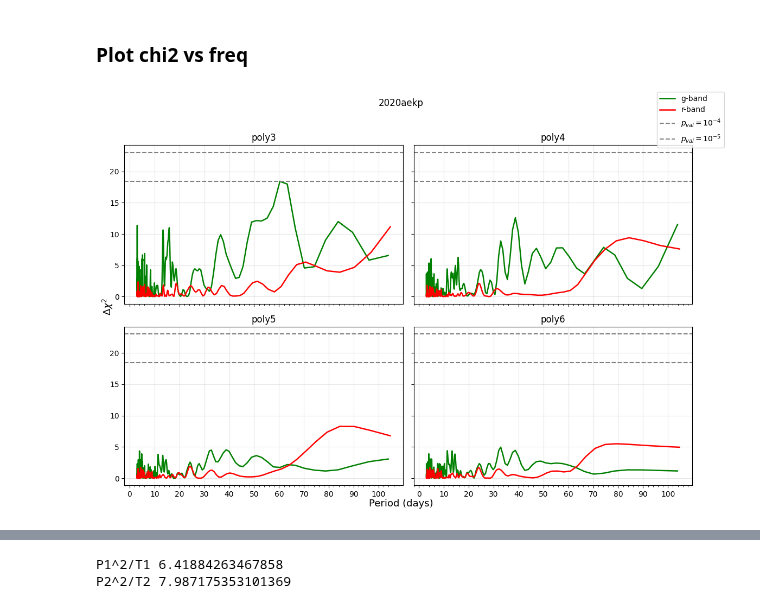
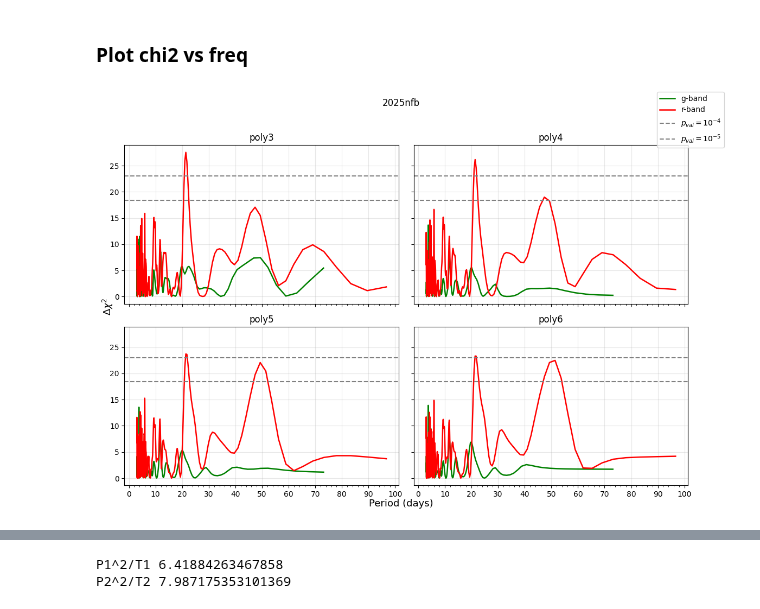
Before and after one commit to hoasaf3/sne_periodicity_search, a Jupyter notebook: periodicity_search.ipynb, the cells around one changed output, grey strips where cells are left out. Cells and saved outputs as stored; diff of their text form; code cells hidden in the pictures.

```diff
--- a/periodicity_search.ipynb
+++ b/periodicity_search.ipynb
@@ -6,15 +6,16 @@
 import numpy as np
 import pandas as pd
 
-tns_filename = 'tns_public_objects_until_20250916.csv'
-tns = pd.read_csv(tns_filename)
+# tns_filename = 'tables/tns_public_objects_20250615.csv'
+tns_filename = 'tables/tns_public_objects_until_20250916.csv'
+tns = pd.read_csv(tns_filename, header=0)
 tns = tns[np.logical_and(tns['redshift'] <= 0.05, tns['declination'] > -60)]
 
 sn_typeids = [4, 5, 6, 7, 9, 106]  # SN Ib, Ic, Ib/c, Ic-BL, Ibn, Ia-CSM
 tns_ibc = tns[np.isin(tns['typeid'], sn_typeids)]
 
-exclude_names = ['2018ebt', '2018yn']  # seem like CV?
-tns_ibc = tns_ibc[~tns_ibc['name'].isin(exclude_names)]
+# exclude_names = ['2018ebt', '2018yn']  # seem like CV?
+# tns_ibc = tns_ibc[~tns_ibc['name'].isin(exclude_names)]
 
 tns_ibc
 # %% [output]
@@ -90,26 +37,0 @@ Already have 2025vaw, skipping.
-# %%
-# Fetch lightcurves
-
-# Reverse map from objectId to name, only if not already downloaded
-new_names = [name for name in tns_ibc_narrowed['name'] if name not in os.listdir(output_dir)]
-id_to_new_name = {object_id_map[name]: name for name in new_names if name in object_id_map}
-print("Found ", len(id_to_new_name), "new ZTF objects.")
-
-try:
-    object_ids = list(id_to_new_name.keys())
-    if object_ids == []:
-        print("No new objects to fetch.")
-    else:
-        if len(object_ids) > 10:
-            print("Limiting to 10 objects for testing.")
-            object_ids = object_ids[:10]
-        lightcurves = L.lightcurves(object_ids)
-        print("Fetched ", len(lightcurves), "lightcurves.")
-        for lc in lightcurves:
-            name = id_to_new_name.get(lc['objectId'])
-            cands = lc['candidates']
-            if lc and name:
-                with open(f"{output_dir}/{name}.json", "w") as f:
-                    json.dump(lc, f)
-except Exception as e:
-    print(f"Error fetching lightcurves: {e}")
@@ -128,6 +37,0 @@ print(f"{len(has_lc)} / {len(tns_ibc)} tns_ibc objects have lightcurve files.")
-# %%
-from astropy.time import Time
-from lasair_tools import plot_lightcurve
-
-entry = get_sn_row('2022hgk')
-plot_lightcurve(entry['name'], Time(entry['discoverydate']).jd, epoch_after_discovery=1000)
@@ -723,7 +555,7 @@ import matplotlib.pyplot as plt
 methods = ["poly3", "poly4", "poly5", "poly6"]
 poly_degs = [3, 4, 5, 6]
 
-sn_name = "2020aekp"
+sn_name = "2025nfb"
 
 fig, axes = plt.subplots(2, 2, figsize=(12, 8), sharex=True, sharey=True)
 axes = axes.flatten()
@@ -752,31 +584,31 @@ for ax, method, deg in zip(axes, methods, poly_degs):
         period = 1 / freq
         color = "green" if fid == 1 else "red"
         label = "g-band" if fid == 1 else "r-band"
         ax.plot(period, dchi2, color=color, lw=1.8,
                 label=label)
     ax.axhline(chi2.ppf(1 - 1e-4, df=2), color='grey', ls='--', lw=1.5, label=r'$p_{val}=10^{-4}$')
     ax.axhline(chi2.ppf(1 - 1e-5, df=2), color='grey', ls='--', lw=1.5, label=r'$p_{val}=10^{-5}$')
     ax.set_title(method)
     ax.grid(alpha=0.3)
 
     # Dense ticks
     from matplotlib.ticker import MultipleLocator, AutoMinorLocator
     ax.xaxis.set_major_locator(MultipleLocator(10))
     ax.xaxis.set_minor_locator(AutoMinorLocator(5))
 
 
 # Axis labels
 # fig.text(0.5, 0.04, "Frequency (1/days)", ha='center', fontsize=13)
 fig.text(0.5, 0.04, "Period (days)", ha='center', fontsize=13)
 fig.text(0.04, 0.5, r"$\Delta \chi^2$", va='center',
          rotation='vertical', fontsize=13)
 
 # Single legend
 handles, labels = axes[0].get_legend_handles_labels()
 fig.legend(handles, labels)
 fig.suptitle(sn_name)
 plt.tight_layout(rect=[0.04, 0.04, 0.96, 0.96])
 # plt.savefig('Figures/2019tsf_periodogram.pdf', dpi=300, bbox_inches='tight')
 plt.show()
 # %% [output]
-[figure, old version]
+[figure, new version]
```
Also changed, not shown: parts of 36 cells of this notebook, 6 other files.
